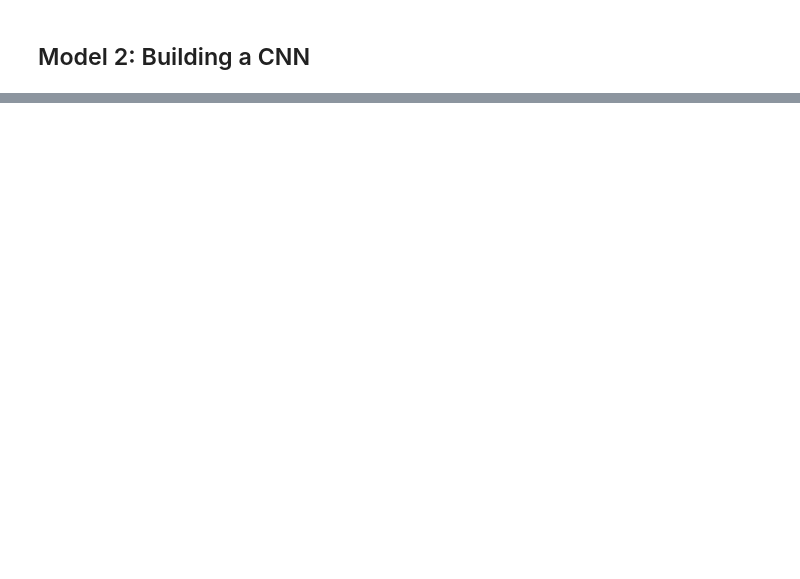
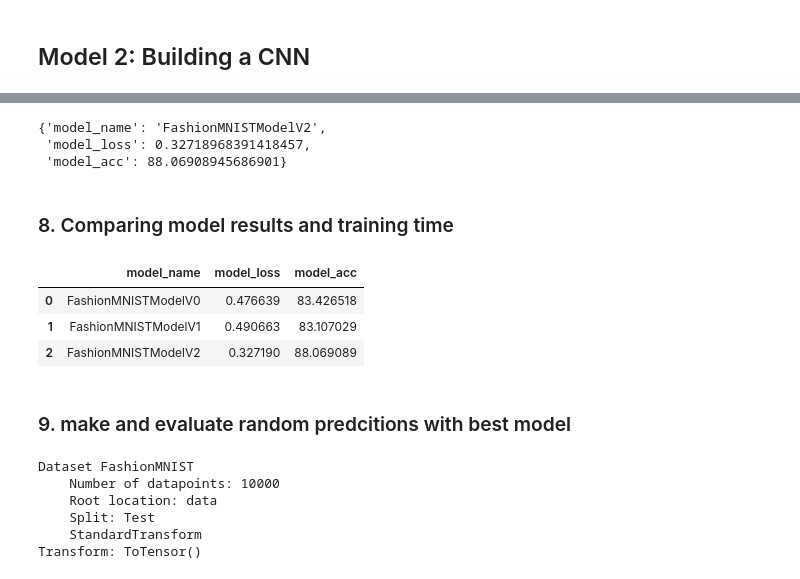
Before and after one commit to vandana10/deeplearning-using-pytorch, a Jupyter notebook: pytorch_computer_vision.ipynb, the cells around one changed output, grey strips where cells are left out. Saved outputs shown, nothing was run; the diff lists cells and outputs as text; code cells hidden in the pictures; blank space fills up the shorter version.

```diff
--- a/pytorch_computer_vision.ipynb
+++ b/pytorch_computer_vision.ipynb
@@ -577,0 +713,7 @@ model_0_results
+# %%
+#Set up lossFn/Optimiser
+
+from helper_functions import accuracy_fn
+
+loss_fn = nn.CrossEntropyLoss()
+optimizer = torch.optim.SGD(params=model_2.parameters(), lr=0.1)
@@ -577,0 +722,25 @@ model_0_results
+# %%
+torch.manual_seed(42)
+
+from timeit import default_timer as timer
+from tqdm.auto import tqdm
+
+train_time_start_on_cpu = timer()
+
+epochs = 3
+for epoch in tqdm(range(epochs)):
+  print(f"Epoch: {epoch}\n---------")
+  train_step(model=model_2,
+             data_loader=train_dataloader,
+             loss_fn=loss_fn,
+             optimizer=optimizer,
+             accuracy_fn=accuracy_fn)
+  test_step(model=model_2,
+             data_loader=test_dataloader,
+             loss_fn=loss_fn,
+             accuracy_fn=accuracy_fn)
+
+train_time_end_on_cpu = timer()
+total_train_time_model_2 = print_train_time(start=train_time_start_on_cpu,
+                                            end=train_time_end_on_cpu,
+                                            device=None)
@@ -577,0 +761,26 @@ model_0_results
+# %%
+#Get model_2 results
+model_2_results = eval_model(
+    model=model_2,
+    data_loader=test_dataloader,
+    loss_fn=loss_fn,
+    accuracy_fn=accuracy_fn
+)
+model_2_results
+# %% [output]
+{'model_name': 'FashionMNISTModelV2',
+ 'model_loss': 0.32718968391418457,
+ 'model_acc': 88.06908945686901}
+# %% [markdown]
+### 8. Comparing model results and training time
+# %%
+import pandas as pd
+compare_results = pd.DataFrame([model_0_results, model_1_results, model_2_results])
+compare_results
+# %% [output]
+|  | model_name | model_loss | model_acc |
+| 0 | FashionMNISTModelV0 | 0.476639 | 83.426518 |
+| 1 | FashionMNISTModelV1 | 0.490663 | 83.107029 |
+| 2 | FashionMNISTModelV2 | 0.327190 | 88.069089 |
+# %% [markdown]
+### 9. make and evaluate random predcitions with best model
@@ -577,0 +803,9 @@ model_0_results
+# %%
+test_data
+# %% [output]
+Dataset FashionMNIST
+    Number of datapoints: 10000
+    Root location: data
+    Split: Test
+    StandardTransform
+Transform: ToTensor()
```
Also changed, not shown: parts of 39 cells of this notebook.
